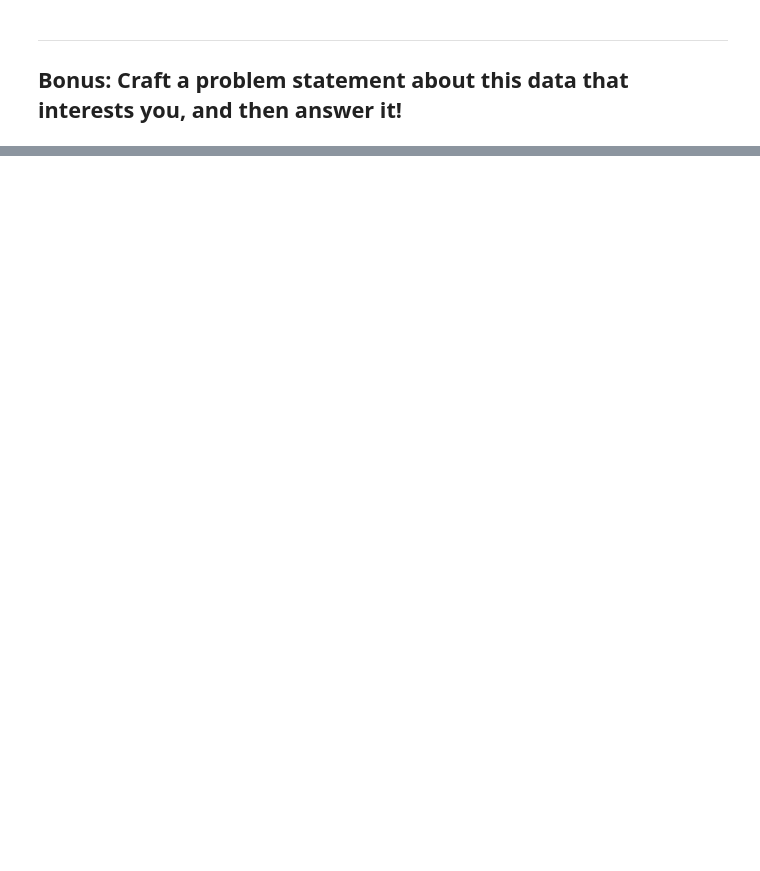
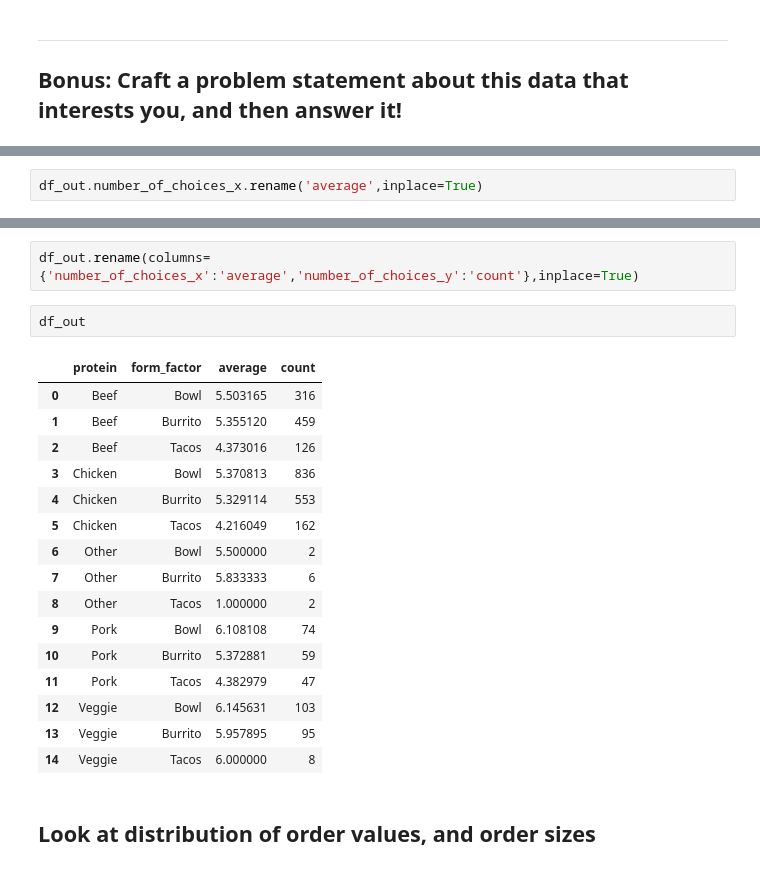
Before and after one commit to Lothdyn/my-1019-repo, a Jupyter notebook: Homework/Unit2/project-eda-chipotle_prs.ipynb, the cells around one changed output, grey strips where cells are left out. Saved outputs shown, nothing was run; the diff lists cells and outputs as text; blank space fills up the shorter version.

```diff
--- a/Homework/Unit2/project-eda-chipotle_prs.ipynb
+++ b/Homework/Unit2/project-eda-chipotle_prs.ipynb
@@ -492,0 +971,2 @@ chip_dict # This is the output without the "-" replace used
+# %%
+df_out.number_of_choices_x.rename('average',inplace=True)
@@ -492,0 +990,23 @@ chip_dict # This is the output without the "-" replace used
+# %%
+df_out.rename(columns={'number_of_choices_x':'average','number_of_choices_y':'count'},inplace=True)
+# %%
+df_out
+# %% [output]
+|  | protein | form_factor | average | count |
+| 0 | Beef | Bowl | 5.503165 | 316 |
+| 1 | Beef | Burrito | 5.355120 | 459 |
+| 2 | Beef | Tacos | 4.373016 | 126 |
+| 3 | Chicken | Bowl | 5.370813 | 836 |
+| 4 | Chicken | Burrito | 5.329114 | 553 |
+| 5 | Chicken | Tacos | 4.216049 | 162 |
+| 6 | Other | Bowl | 5.500000 | 2 |
+| 7 | Other | Burrito | 5.833333 | 6 |
+| 8 | Other | Tacos | 1.000000 | 2 |
+| 9 | Pork | Bowl | 6.108108 | 74 |
+| 10 | Pork | Burrito | 5.372881 | 59 |
+| 11 | Pork | Tacos | 4.382979 | 47 |
+| 12 | Veggie | Bowl | 6.145631 | 103 |
+| 13 | Veggie | Burrito | 5.957895 | 95 |
+| 14 | Veggie | Tacos | 6.000000 | 8 |
+# %% [markdown]
+## Look at distribution of order values, and order sizes
```
Also changed, not shown: parts of 79 cells of this notebook.
